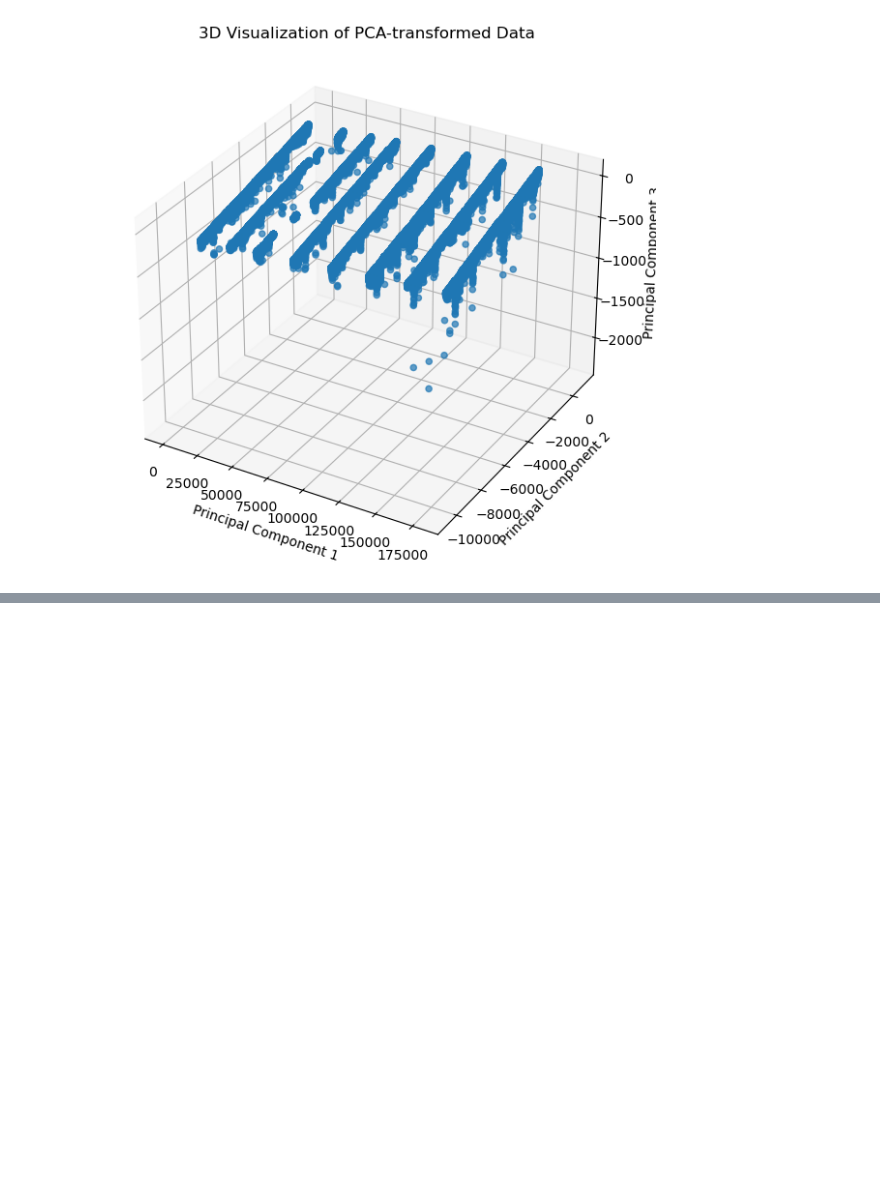
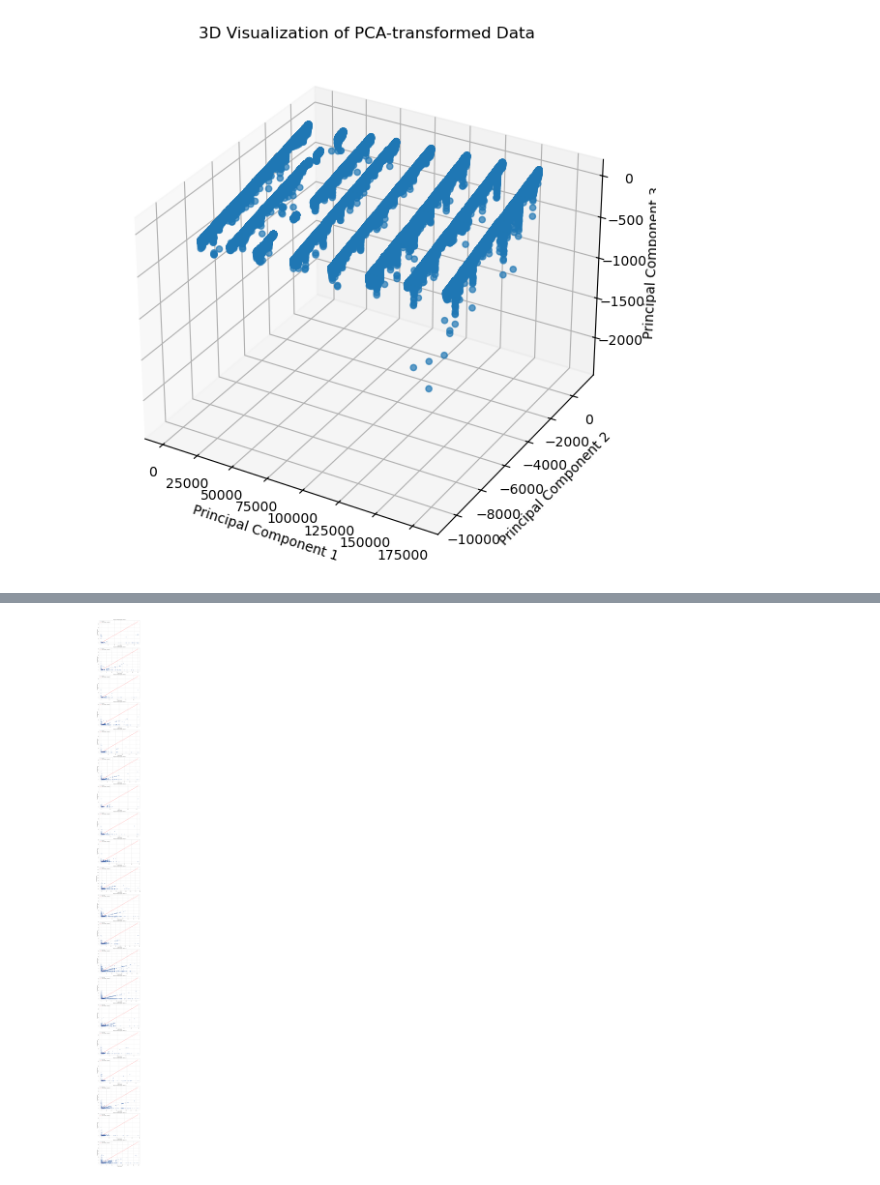
Before and after one commit to srsingh04/mlproject2, a Jupyter notebook: exploration_ATR.ipynb, the cells around one changed output, grey strips where cells are left out. Cells and saved outputs as stored; diff of their text form; code cells hidden in the pictures; blank space fills up the shorter version.

```diff
--- a/exploration_ATR.ipynb
+++ b/exploration_ATR.ipynb
@@ -438,0 +504,37 @@ plt.show()
+# %%
+sns.set(style="whitegrid")
+
+# Unique worms
+unique_worms = df['worm_id'].unique()
+
+# Create subplots for each worm
+fig, axes = plt.subplots(len(unique_worms), 1, figsize=(10, 6 * len(unique_worms)))
+
+# If there's only one worm, adjust the axes
+if len(unique_worms) == 1:
+    axes = [axes]
+
+# Loop through each worm and plot
+for i, worm in enumerate(unique_worms):
+    worm_data = df[df['worm_id'] == worm]  # Filter for this worm
+    ax = axes[i]
+
+    # Scatter plot for actual vs predicted speed
+    ax.scatter(worm_data['actual_speed'], worm_data['predicted_speed'], alpha=0.6, label=f'Worm {worm}')
+
+    # Add ideal line (Actual = Predicted)
+    min_speed = min(worm_data['actual_speed'].min(), worm_data['predicted_speed'].min())
+    max_speed = max(worm_data['actual_speed'].max(), worm_data['predicted_speed'].max())
+    ax.plot([min_speed, max_speed], [min_speed, max_speed], linestyle='--', color='red', label='Ideal (Actual = Predicted)')
+
+    # Titles and labels
+    ax.set_title(f'Actual vs Predicted Speed - Worm {worm}')
+    ax.set_xlabel('Actual Speed')
+    ax.set_ylabel('Predicted Speed')
+    ax.legend()
+
+# Adjust layout
+plt.tight_layout()
+plt.show()
+# %% [output]
+[figure, added]
```
Also changed, not shown: parts of 7 cells of this notebook, 1 other file.
